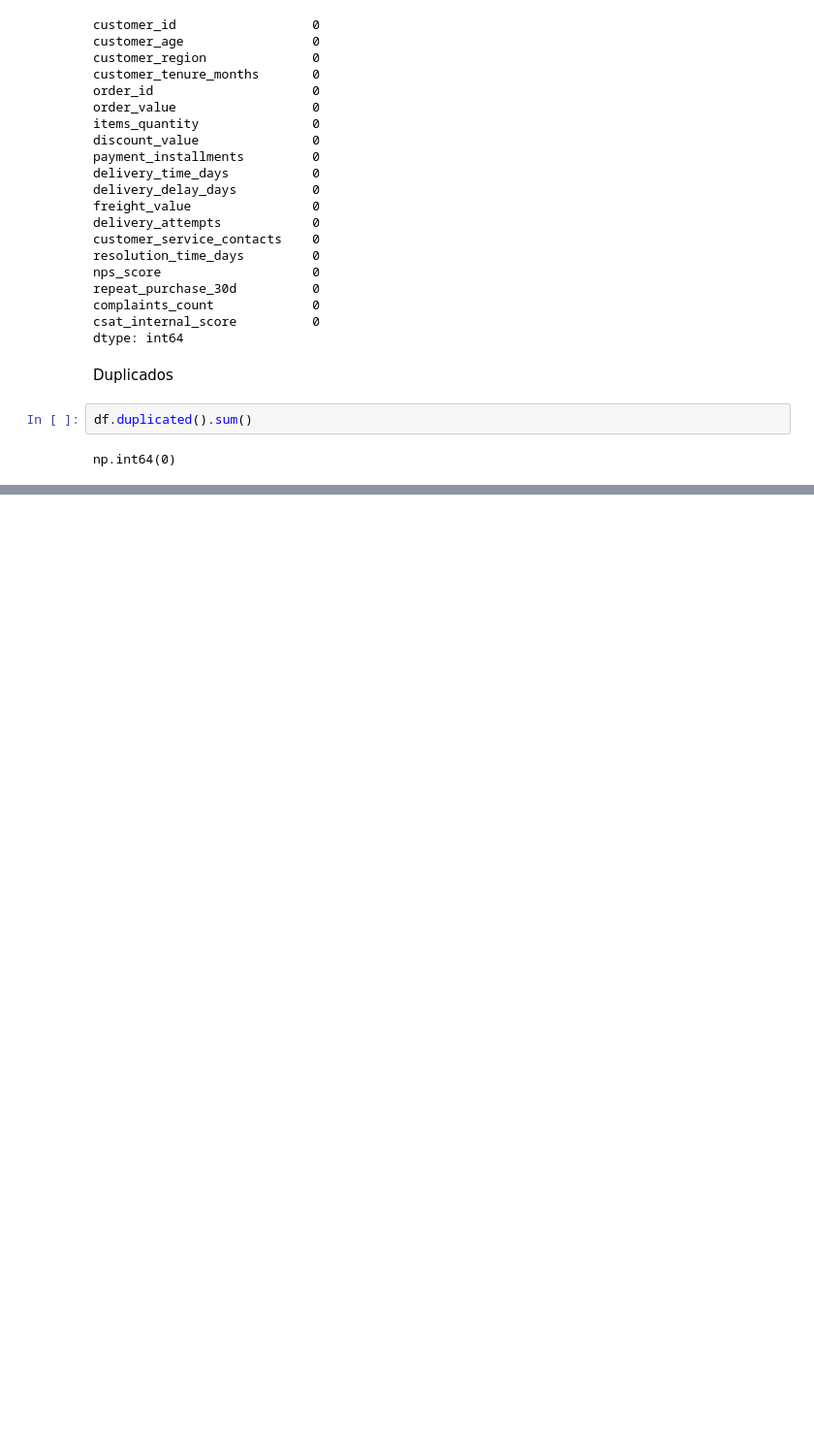
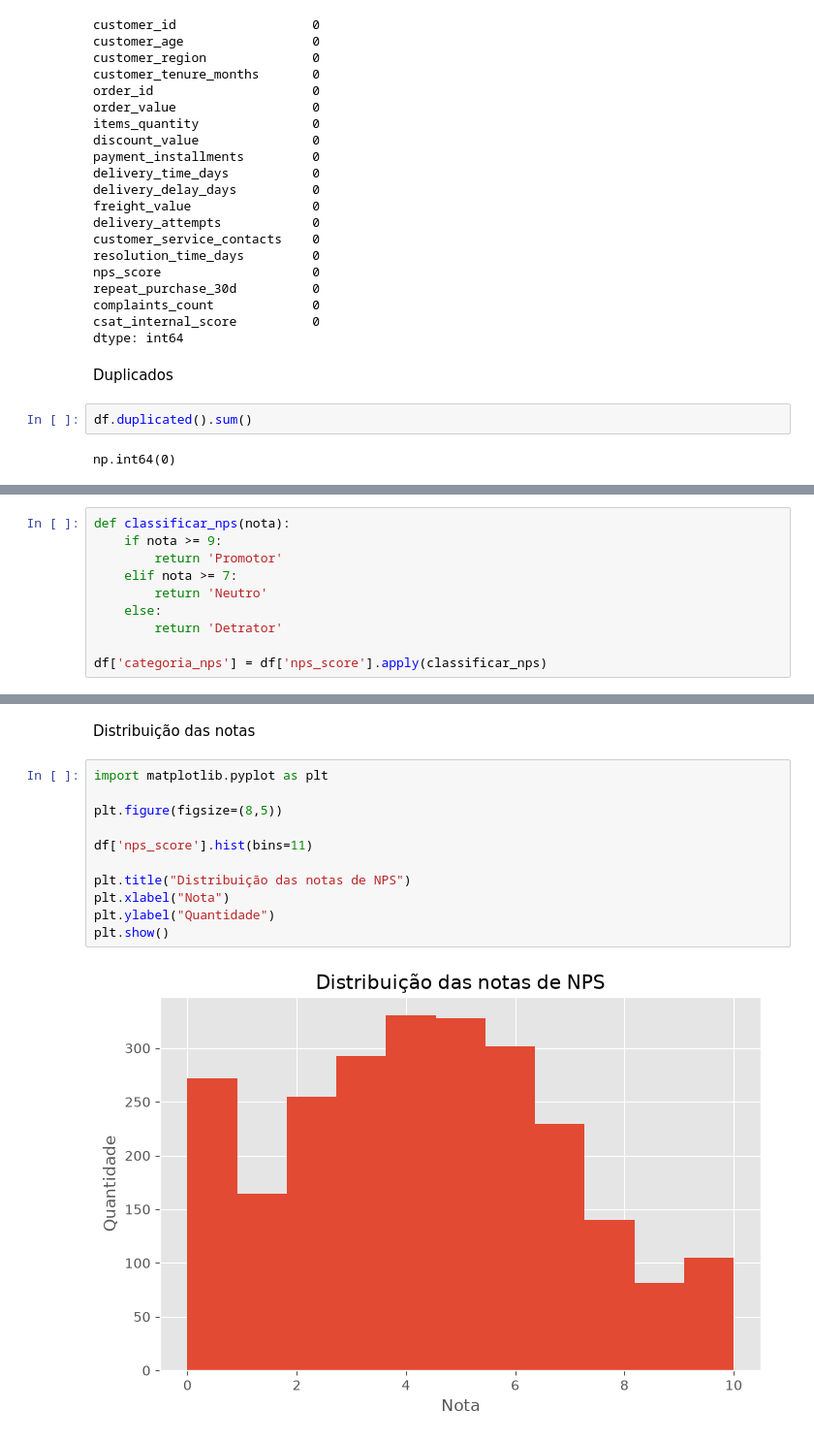
Before and after one commit to Gbrajao/Fase-1, a Jupyter notebook: nps-ecommerce-analysis/notebooks/analise_nps.ipynb, the cells around one changed output, grey strips where cells are left out. Shown at 97% size. Cells and saved outputs as stored; diff of their text form; blank space fills up the shorter version.

```diff
--- a/nps-ecommerce-analysis/notebooks/analise_nps.ipynb
+++ b/nps-ecommerce-analysis/notebooks/analise_nps.ipynb
@@ -116,0 +188,10 @@ np.int64(0)
+# %%
+def classificar_nps(nota):
+    if nota >= 9:
+        return 'Promotor'
+    elif nota >= 7:
+        return 'Neutro'
+    else:
+        return 'Detrator'
+
+df['categoria_nps'] = df['nps_score'].apply(classificar_nps)
@@ -116,0 +217,15 @@ np.int64(0)
+# %% [markdown]
+Distribuição das notas
+# %%
+import matplotlib.pyplot as plt
+
+plt.figure(figsize=(8,5))
+
+df['nps_score'].hist(bins=11)
+
+plt.title("Distribuição das notas de NPS")
+plt.xlabel("Nota")
+plt.ylabel("Quantidade")
+plt.show()
+# %% [output]
+[figure, added]
```
Also changed, not shown: parts of 20 cells of this notebook, 1 other file.
